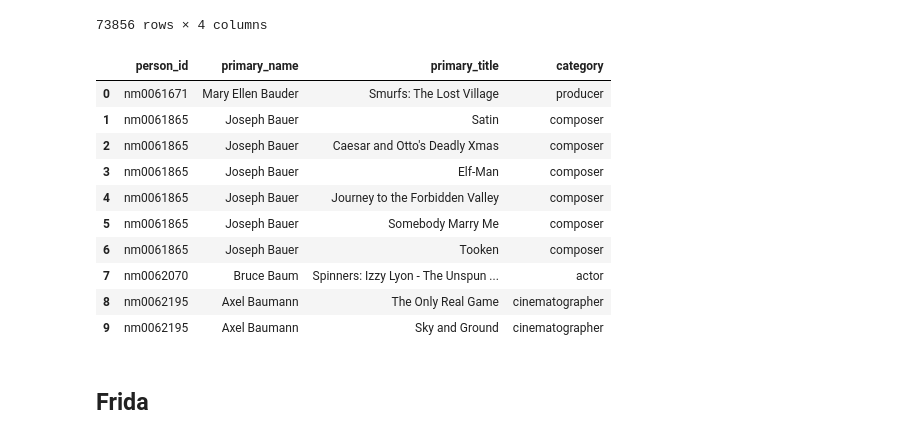
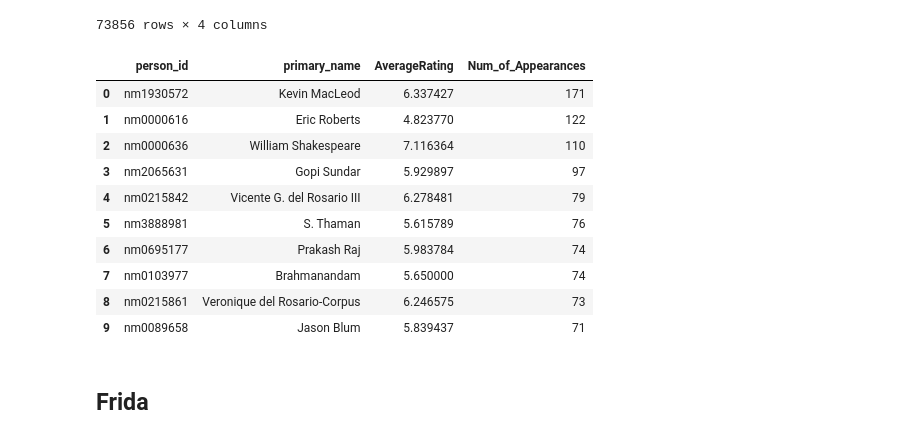
Before and after one commit to mfFrida/Capstone-Project-Semester-1, a Jupyter notebook: student.ipynb, the cells around one changed output. Drawn from its saved outputs; the diff is of its cells as text; code cells hidden in the pictures.

```diff
--- a/student.ipynb
+++ b/student.ipynb
@@ -236,29 +237,35 @@ pd.read_sql(q, conn)
 # %%
 # persons to principals to movie table
 q = """
 SELECT
-    pe.person_id, pe.primary_name, mb.primary_title, pr.category
+    pe.person_id, pe.primary_name, AVG(mr.averagerating) AS AverageRating, COUNT(mb.primary_title) AS Num_of_Appearances
 FROM
     persons AS pe
     JOIN principals AS pr
         USING(person_id)
     JOIN movie_basics AS mb
         USING(movie_id)
+    JOIN movie_ratings as mr
+        USING(movie_id)
+GROUP BY
+    pe.primary_name
+ORDER BY
+    Num_of_Appearances DESC
 LIMIT 10
 ;"""
 pd.read_sql(q, conn)
 # %% [output]
-|  | person_id | primary_name | primary_title | category |
-| 0 | nm0061671 | Mary Ellen Bauder | Smurfs: The Lost Village | producer |
-| 1 | nm0061865 | Joseph Bauer | Satin | composer |
-| 2 | nm0061865 | Joseph Bauer | Caesar and Otto's Deadly Xmas | composer |
-| 3 | nm0061865 | Joseph Bauer | Elf-Man | composer |
-| 4 | nm0061865 | Joseph Bauer | Journey to the Forbidden Valley | composer |
-| 5 | nm0061865 | Joseph Bauer | Somebody Marry Me | composer |
-| 6 | nm0061865 | Joseph Bauer | Tooken | composer |
-| 7 | nm0062070 | Bruce Baum | Spinners: Izzy Lyon - The Unspun ... | actor |
-| 8 | nm0062195 | Axel Baumann | The Only Real Game | cinematographer |
-| 9 | nm0062195 | Axel Baumann | Sky and Ground | cinematographer |
+|  | person_id | primary_name | AverageRating | Num_of_Appearances |
+| 0 | nm1930572 | Kevin MacLeod | 6.337427 | 171 |
+| 1 | nm0000616 | Eric Roberts | 4.823770 | 122 |
+| 2 | nm0000636 | William Shakespeare | 7.116364 | 110 |
+| 3 | nm2065631 | Gopi Sundar | 5.929897 | 97 |
+| 4 | nm0215842 | Vicente G. del Rosario III | 6.278481 | 79 |
+| 5 | nm3888981 | S. Thaman | 5.615789 | 76 |
+| 6 | nm0695177 | Prakash Raj | 5.983784 | 74 |
+| 7 | nm0103977 | Brahmanandam | 5.650000 | 74 |
+| 8 | nm0215861 | Veronique del Rosario-Corpus | 6.246575 | 73 |
+| 9 | nm0089658 | Jason Blum | 5.839437 | 71 |
 # %% [markdown]
 ## Frida
 # %%
```
Also changed, not shown: parts of 1 cell of this notebook.
